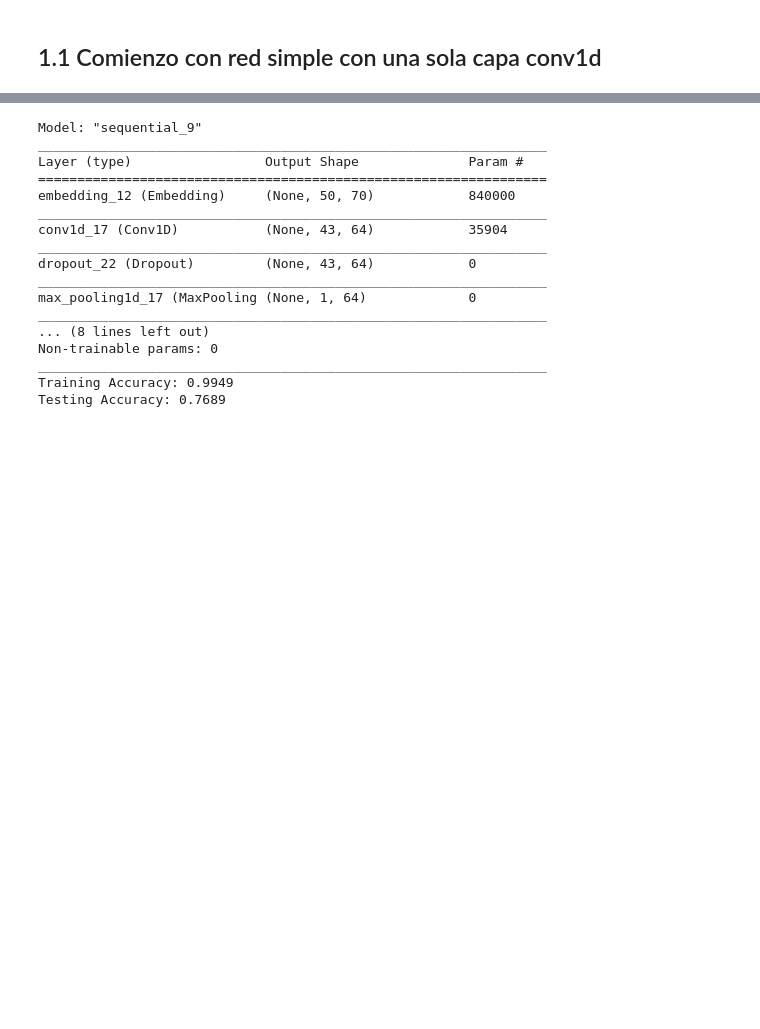
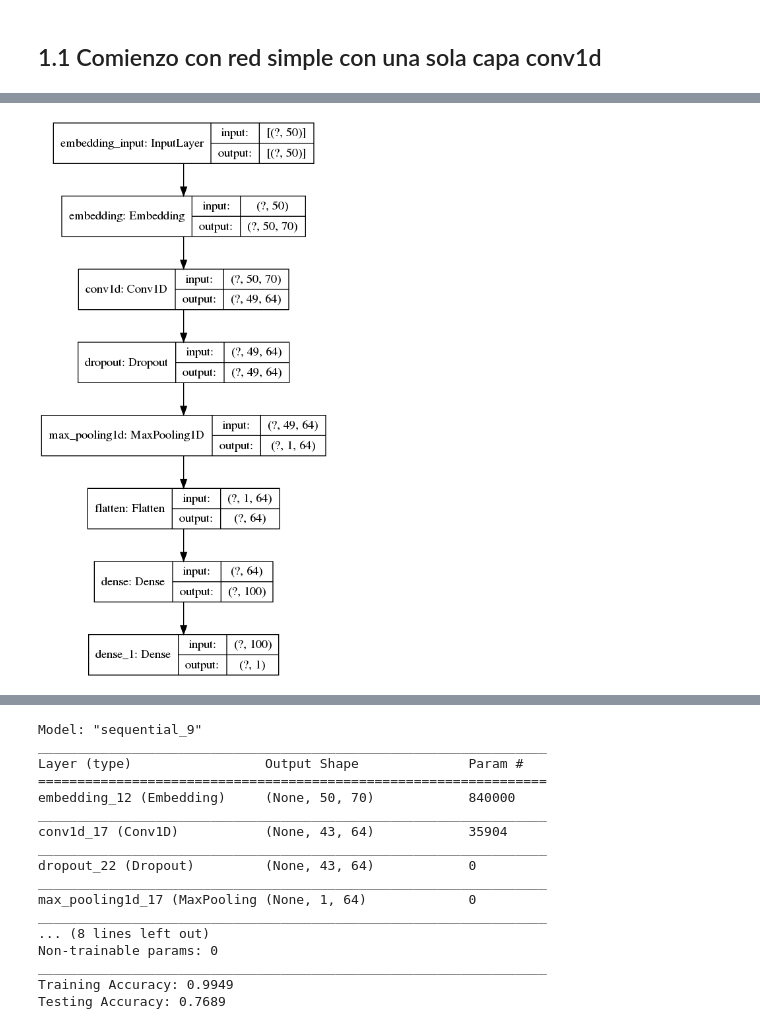
Before and after one commit to mariaCelesteCingolani/7506TP2, a Jupyter notebook: 11. CNN/11_ Conv1D.ipynb, the cells around one changed output, grey strips where cells are left out. Cells and saved outputs as stored; diff of their text form; code cells hidden in the pictures; blank space fills up the shorter version.

```diff
--- a/11. CNN/11_ Conv1D.ipynb
+++ b/11. CNN/11_ Conv1D.ipynb
@@ -125,0 +127,4 @@ Testing Accuracy: 0.7564
+# %%
+plot_model(model, 'simpleconv1d.png', show_shapes=True)
+# %% [output]
+[figure, added]
```
Also changed, not shown: parts of 18 cells of this notebook, 12 other files.
